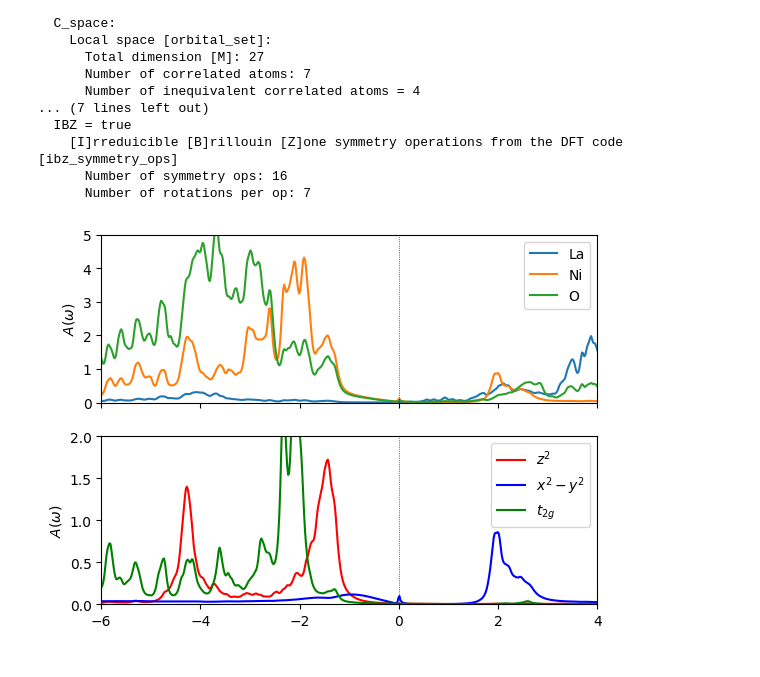
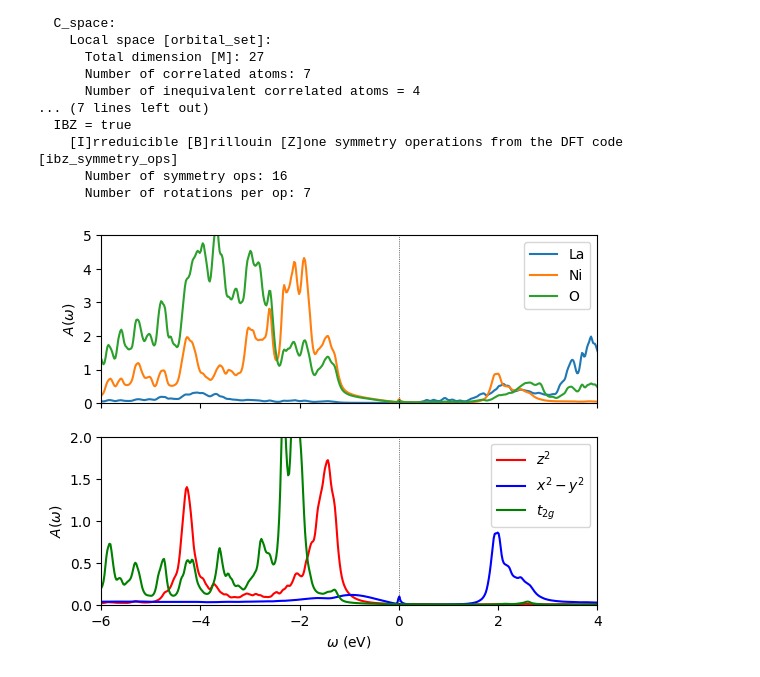
Before and after one commit to harrisonlabollita/TRIQS-tutorials, a Jupyter notebook: ModEST-DMFT/05as-la2cuo4.ipynb, the cells around one changed output. Drawn from its saved outputs; the diff is of its cells as text; code cells hidden in the pictures.

```diff
--- a/ModEST-DMFT/05as-la2cuo4.ipynb
+++ b/ModEST-DMFT/05as-la2cuo4.ipynb
@@ -388,21 +400,22 @@ A_proj = modest.projected_spectral_function(obe_proj, obe.P, mu_last, Sigma_w_pr
 # %%
 La = A_proj.per_theta[0,:,:10, :10].trace(axis1=1,axis2=2)
 Ni = A_proj.per_theta[0,:,10:15,10:15].trace(axis1=1,axis2=2)
 O  = A_proj.per_theta[0,:,16:, 16:].trace(axis1=1,axis2=2)
 
 mesh = np.fromiter(Sigma_w_proj['0','up'].mesh, float)
 
 fig, ax = plt.subplots(2,1,sharex=True)
 ax[0].plot(mesh, 2*La.real, label="La")
 ax[0].plot(mesh, 2*Ni.real, label="Ni")
 ax[0].plot(mesh, 2*O.real, label="O")
 ax[0].set_ylim(0,5); ax[0].legend(); ax[0].axvline(0.0, color='k', ls='dotted', lw=0.5); ax[0].set_ylabel(r'$A(\omega)$')
 
 ax[1].plot(mesh, 2*A_proj.per_theta[0,:,10,10].real, color='red', label=r'$z^{2}$')
 ax[1].plot(mesh, 2*A_proj.per_theta[0,:,11,11].real, color='blue', label=r'$x^{2}-y^{2}$')
 ax[1].plot(mesh, 3*A_proj.per_theta[0,:,12,12].real, color='green', label=r'$t_{2g}$')
 ax[1].set_ylim(0,2); ax[1].legend(); ax[1].axvline(0.0, color='k', ls='dotted', lw=0.5); ax[1].set_ylabel(r'$A(\omega)$')
 ax[1].set_xlim(-6, 4)
+ax[1].set_xlabel(r'$\omega$ (eV)')
 plt.show()
 # %% [output]
-[figure, old version]
+[figure, new version]
```
Also changed, not shown: parts of 6 cells of this notebook, 3 other files.
